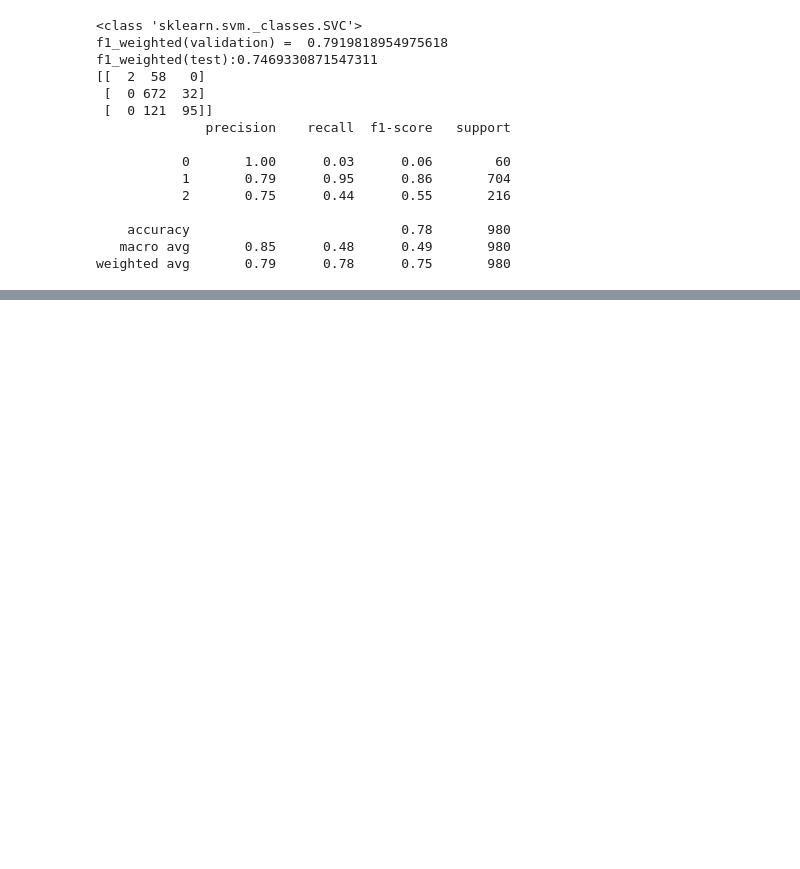
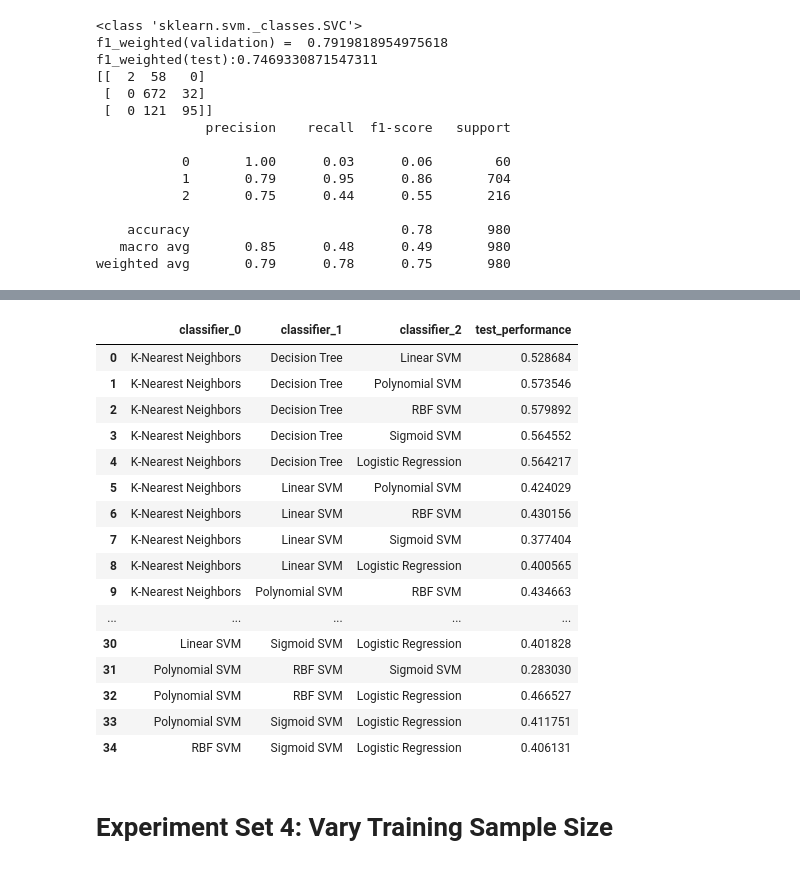
Before and after one commit to jinwenhua/group11, a Jupyter notebook: Wine.ipynb, the cells around one changed output, grey strips where cells are left out. Saved outputs shown, nothing was run; the diff lists cells and outputs as text; code cells hidden in the pictures; blank space fills up the shorter version.

```diff
--- a/Wine.ipynb
+++ b/Wine.ipynb
@@ -407,0 +1142,12 @@ obviously KNN is the best performing model, which has the highest weighted f1-sc
+# %%
+# Define StackingClassifier object
+estimators = [ ('rf', RandomForestClassifier(random_state=42)),
+             ('nk',KNeighborsClassifier())]
+
+model_boosting = StackingClassifier(estimators=estimators, final_estimator=LogisticRegression())
+
+estimator_name = "Stacking - {}".format(list(dict_clf_default.keys())[clf_index])
+estimator = {estimator_name: model_boosting}
+
+# Train and evaluate the performance of the Voting classifier
+train_and_evaluate(estimator, x_train, x_test, y_train, y_test)
@@ -407,0 +1170,10 @@ obviously KNN is the best performing model, which has the highest weighted f1-sc
+# %%
+dict_clf_default = {
+    "K-Nearest Neighbors": KNeighborsClassifier(),
+    "Decision Tree": DecisionTreeClassifier(random_state=0),
+    "Linear SVM": SVC(kernel='linear', max_iter=1500),
+    "Polynomial SVM": SVC(kernel='poly', max_iter=1500),
+    "RBF SVM": SVC(kernel='rbf', max_iter=1500),
+    "Sigmoid SVM": SVC(kernel='sigmoid', max_iter=1500),
+    "Logistic Regression": LogisticRegression()
+    }
@@ -407,0 +1244,41 @@ obviously KNN is the best performing model, which has the highest weighted f1-sc
+# %%
+# Create data frame
+# ---
+for comb in nameList:
+    for i, clf in enumerate(comb):
+                list_base_clf.append((clf, dict_clf_default[clf]))
+                list_clf[i].append(clf)
+
+
+data = dict()
+for i, base_clf in enumerate(list_clf):
+    clf_key = "classifier_{}".format(i)
+    data[clf_key] = base_clf
+
+data["test_performance"] = list_score
+df_performance1 = pd.DataFrame(data=data)
+
+# Save and export df_performance to CSV file (optional)
+df_performance1.to_csv(r'final_project_performance_stacking_{}clf.csv'.format(3), index = False, header = True)
+
+df_performance1
+# %% [output]
+|  | classifier_0 | classifier_1 | classifier_2 | test_performance |
+| 0 | K-Nearest Neighbors | Decision Tree | Linear SVM | 0.528684 |
+| 1 | K-Nearest Neighbors | Decision Tree | Polynomial SVM | 0.573546 |
+| 2 | K-Nearest Neighbors | Decision Tree | RBF SVM | 0.579892 |
+| 3 | K-Nearest Neighbors | Decision Tree | Sigmoid SVM | 0.564552 |
+| 4 | K-Nearest Neighbors | Decision Tree | Logistic Regression | 0.564217 |
+| 5 | K-Nearest Neighbors | Linear SVM | Polynomial SVM | 0.424029 |
+| 6 | K-Nearest Neighbors | Linear SVM | RBF SVM | 0.430156 |
+| 7 | K-Nearest Neighbors | Linear SVM | Sigmoid SVM | 0.377404 |
+| 8 | K-Nearest Neighbors | Linear SVM | Logistic Regression | 0.400565 |
+| 9 | K-Nearest Neighbors | Polynomial SVM | RBF SVM | 0.434663 |
+| ... | ... | ... | ... | ... |
+| 30 | Linear SVM | Sigmoid SVM | Logistic Regression | 0.401828 |
+| 31 | Polynomial SVM | RBF SVM | Sigmoid SVM | 0.283030 |
+| 32 | Polynomial SVM | RBF SVM | Logistic Regression | 0.466527 |
+| 33 | Polynomial SVM | Sigmoid SVM | Logistic Regression | 0.411751 |
+| 34 | RBF SVM | Sigmoid SVM | Logistic Regression | 0.406131 |
+# %% [markdown]
+# Experiment Set 4: Vary Training Sample Size
```
Also changed, not shown: parts of 29 cells of this notebook.
